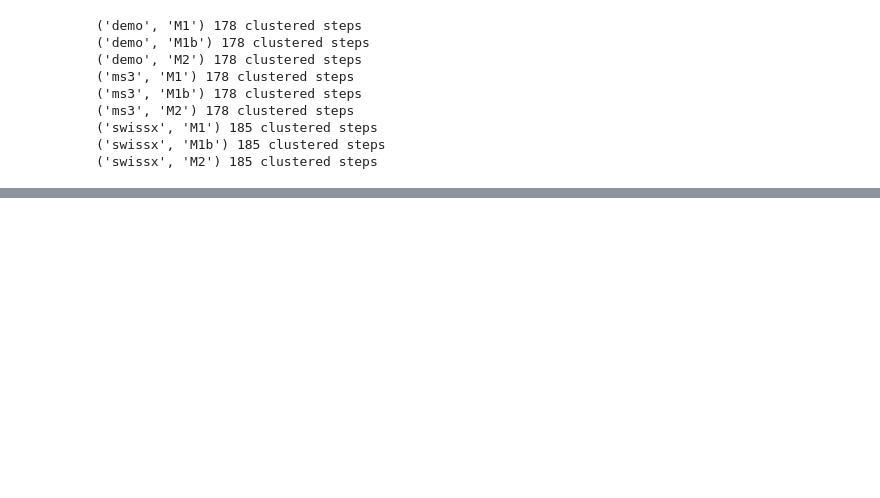
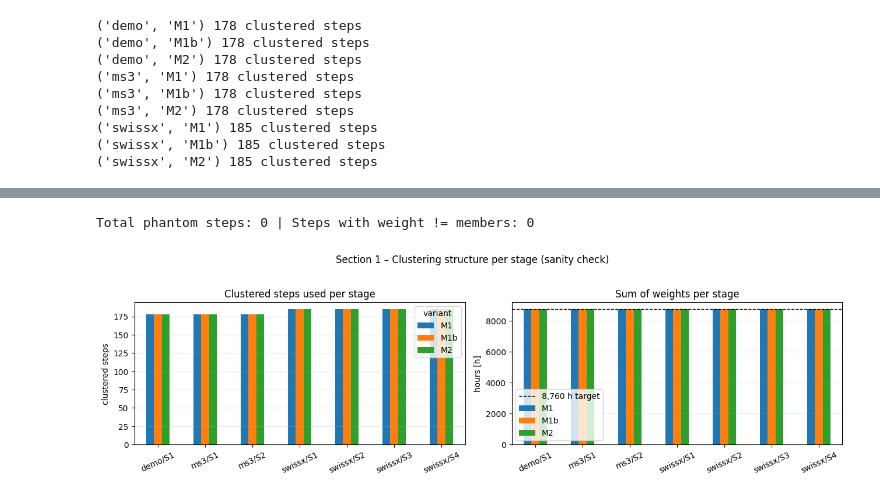
Before and after one commit to uesl-empa/ehubx, a Jupyter notebook: docs/dev/rom_clustering_investigation/notebooks/E0_baseline.ipynb, the cells around one changed output, grey strips where cells are left out. Cells and saved outputs as stored; diff of their text form; code cells hidden in the pictures; blank space fills up the shorter version.

```diff
--- a/docs/dev/rom_clustering_investigation/notebooks/E0_baseline.ipynb
+++ b/docs/dev/rom_clustering_investigation/notebooks/E0_baseline.ipynb
@@ -138,0 +62,26 @@ display(rl.summarize_metrics(sx, ["variant", "stage"]))
+# %%
+rows = []
+for (c, v), r in red.items():
+    if "error" in r:
+        continue
+    df = rl.stage_summary(r, prof[c]["num_horizon_ts"])
+    df.insert(0, "variant", v); df.insert(0, "case", c)
+    rows.append(df)
+structure = pd.concat(rows, ignore_index=True)
+structure["case_stage"] = structure["case"] + "/" + structure["stage"]
+fig, axes = plt.subplots(1, 2, figsize=(13, 3.8))
+used_p = structure.pivot(index="case_stage", columns="variant", values="used")[VARS]
+used_p.plot.bar(ax=axes[0], rot=25)
+axes[0].set_title("Clustered steps used per stage"); axes[0].set_ylabel("clustered steps"); axes[0].set_xlabel("")
+axes[0].grid(axis="y", alpha=0.3)
+wsum_p = structure.pivot(index="case_stage", columns="variant", values="weight_sum")[VARS]
+wsum_p.plot.bar(ax=axes[1], rot=25, legend=False)
+axes[1].axhline(8760, color="k", ls="--", lw=1, label="8,760 h target")
+axes[1].set_title("Sum of weights per stage"); axes[1].set_ylabel("hours [h]"); axes[1].set_xlabel("")
+axes[1].grid(axis="y", alpha=0.3); axes[1].legend()
+fig.suptitle("Section 1 – Clustering structure per stage (sanity check)", y=1.03)
+plt.tight_layout()
+print(f"Total phantom steps: {int(structure['phantom'].sum())} | Steps with weight != members: {int(structure['weight_ne_members'].sum())}")
+# %% [output]
+Total phantom steps: 0 | Steps with weight != members: 0
+[figure, added]
```
Also changed, not shown: parts of 23 cells of this notebook, 4 other files.
